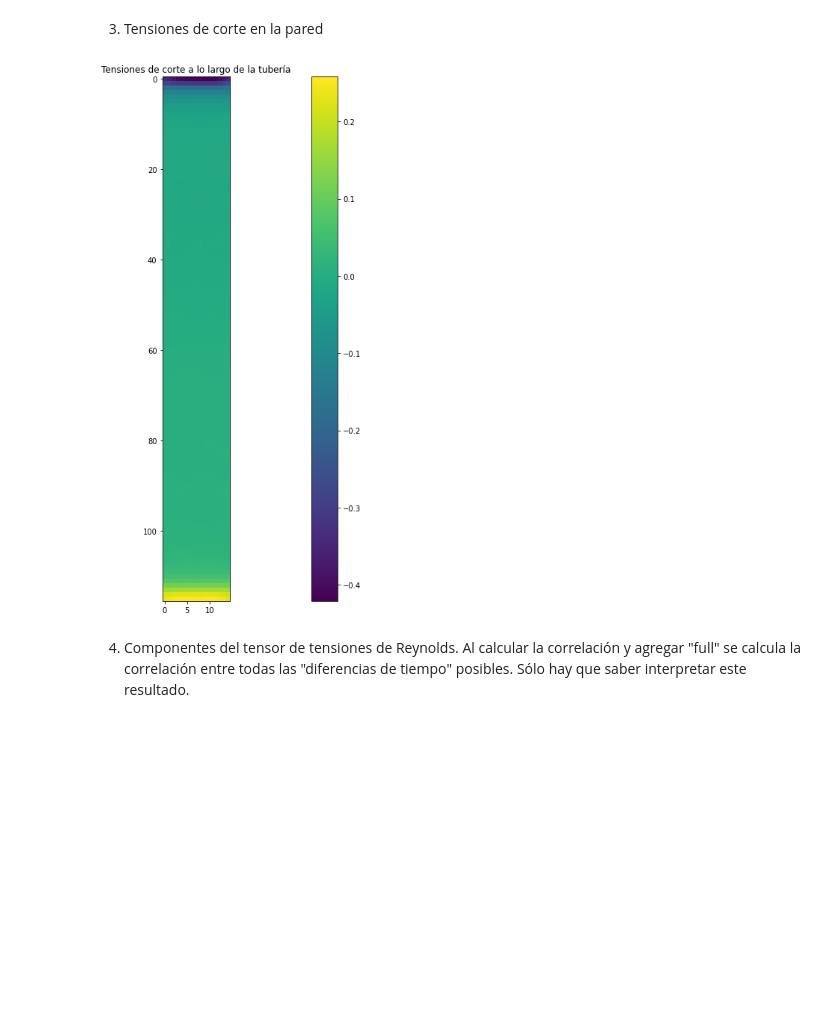
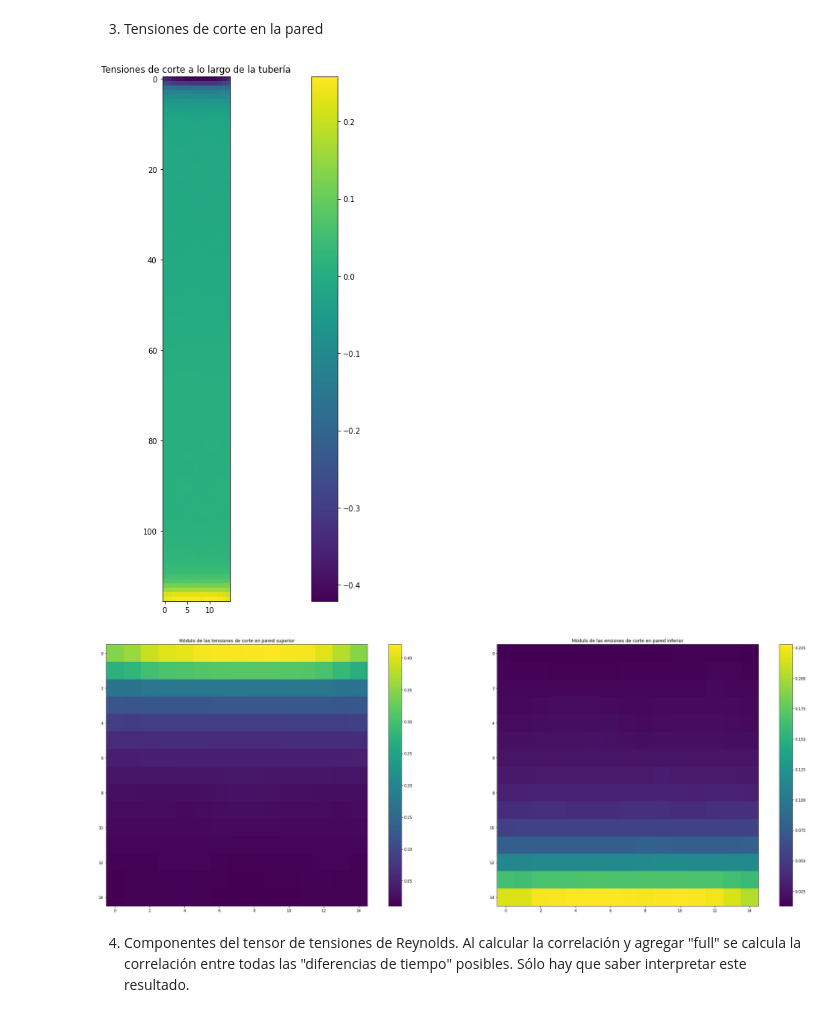
Before and after one commit to AlonsoEspinoza8/Proyecto-ICH1104, a Jupyter notebook: proyecto.ipynb, the cells around one changed output. Saved outputs shown, nothing was run; the diff lists cells and outputs as text; code cells hidden in the pictures; blank space fills up the shorter version.

```diff
--- a/proyecto.ipynb
+++ b/proyecto.ipynb
@@ -240,11 +237,23 @@ plt.show()
 # %%
 tau_xy = agua["viscocidad dinámica"] * (dvdx + dudy)
 plt.imshow(tau_xy)
 plt.colorbar()
 plt.title("Tensiones de corte a lo largo de la tubería")
 plt.show()
+
+plt.subplot(1, 2, 1)
+plt.imshow(np.abs(tau_xy[0:15]))
+plt.colorbar()
+plt.title("Módulo de las tensiones de corte en pared superior")
+
+plt.subplot(1, 2, 2)
+plt.imshow(np.abs(tau_xy[100:115]))
+plt.colorbar()
+plt.title("Módulo de las ensiones de corte en pared inferior")
+plt.show()
 # %% [output]
 [figure]
+[figure, added]
 # %% [markdown]
 4) Componentes del tensor de tensiones de Reynolds. Al calcular la correlación y agregar "full" se calcula la correlación entre todas las "diferencias de tiempo" posibles. Sólo hay que saber interpretar este resultado.
 # %%
```
Also changed, not shown: parts of 7 cells of this notebook, 1 other file.
